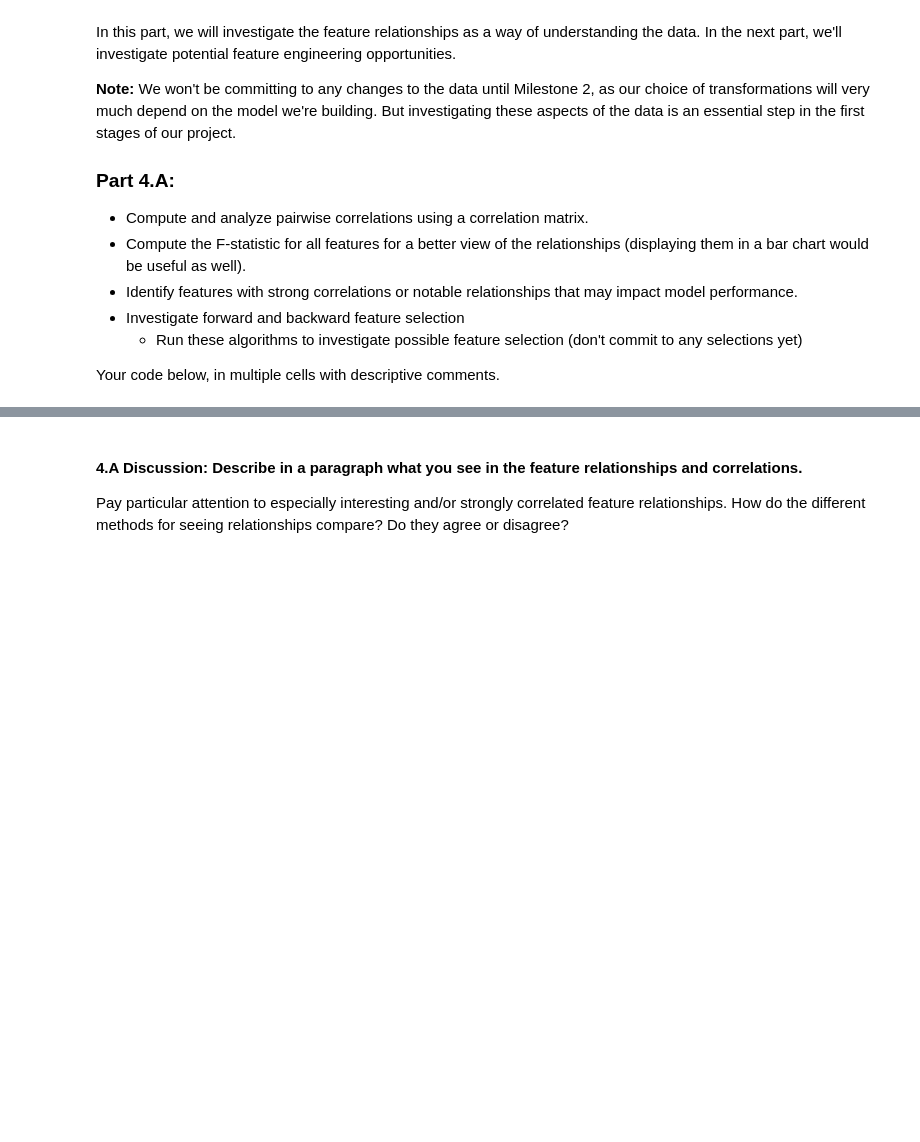
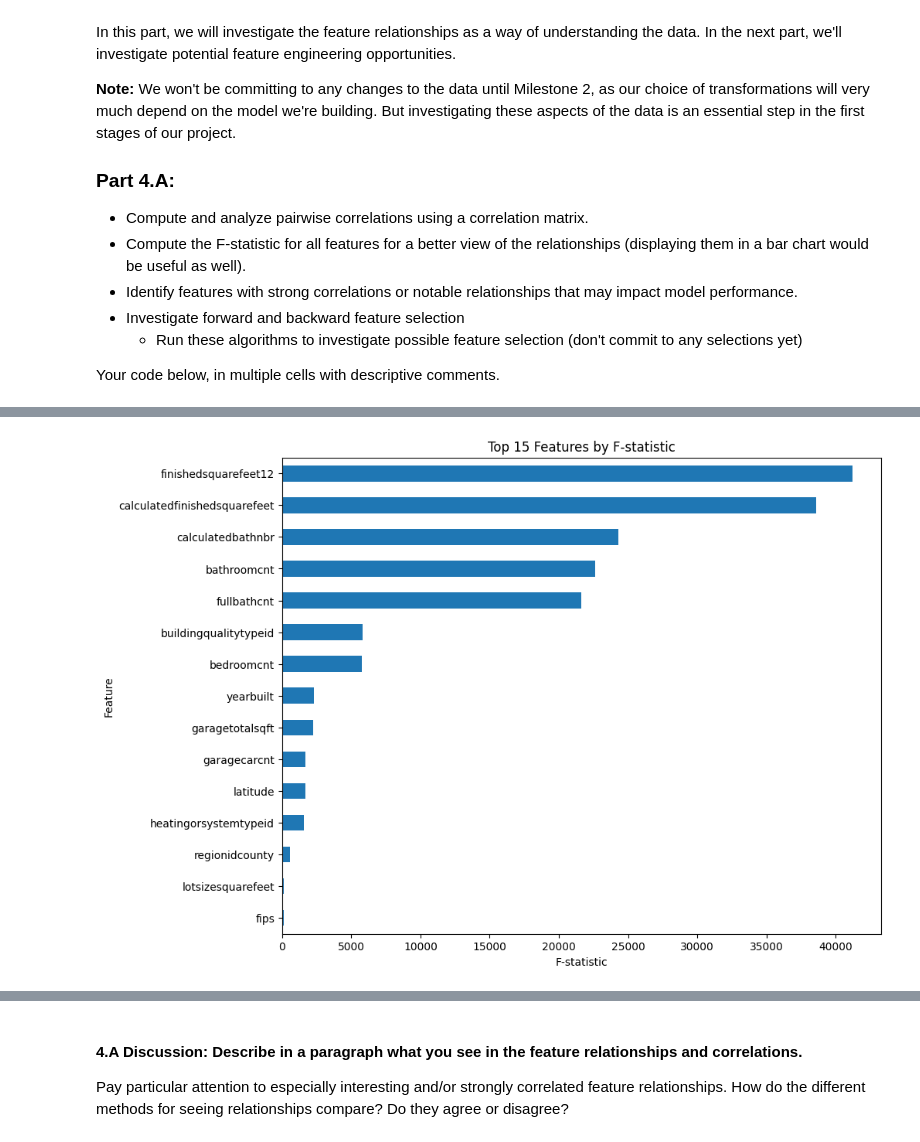
Before and after one commit to kkatoa/ML1, a Jupyter notebook: Milestone_01.ipynb, the cells around one changed output, grey strips where cells are left out. Cells and saved outputs as stored; diff of their text form; code cells hidden in the pictures; blank space fills up the shorter version.

```diff
--- a/Milestone_01.ipynb
+++ b/Milestone_01.ipynb
@@ -432,0 +537,24 @@ Your code below, in multiple cells with descriptive comments.
+# %%
+
+# Separate X and y
+X = df_encoded.drop('taxvaluedollarcnt', axis=1)
+y = df_encoded['taxvaluedollarcnt']
+
+# Compute F-statistics and p-values
+f_scores, p_values = f_regression(X, y)
+
+# DataFrame
+f_stat_df = pd.DataFrame({
+    'Feature': X.columns,
+    'F-statistic': f_scores,
+    'p-value': p_values
+}).sort_values('F-statistic', ascending=False)
+
+# Plot top 15 features by F-score
+f_stat_df.head(15).plot(kind='barh', x='Feature', y='F-statistic', figsize=(10, 8), legend=False)
+plt.title("Top 15 Features by F-statistic")
+plt.xlabel("F-statistic")
+plt.gca().invert_yaxis()
+plt.show()
+# %% [output]
+[figure, added]
```
Also changed, not shown: parts of 20 cells of this notebook.
